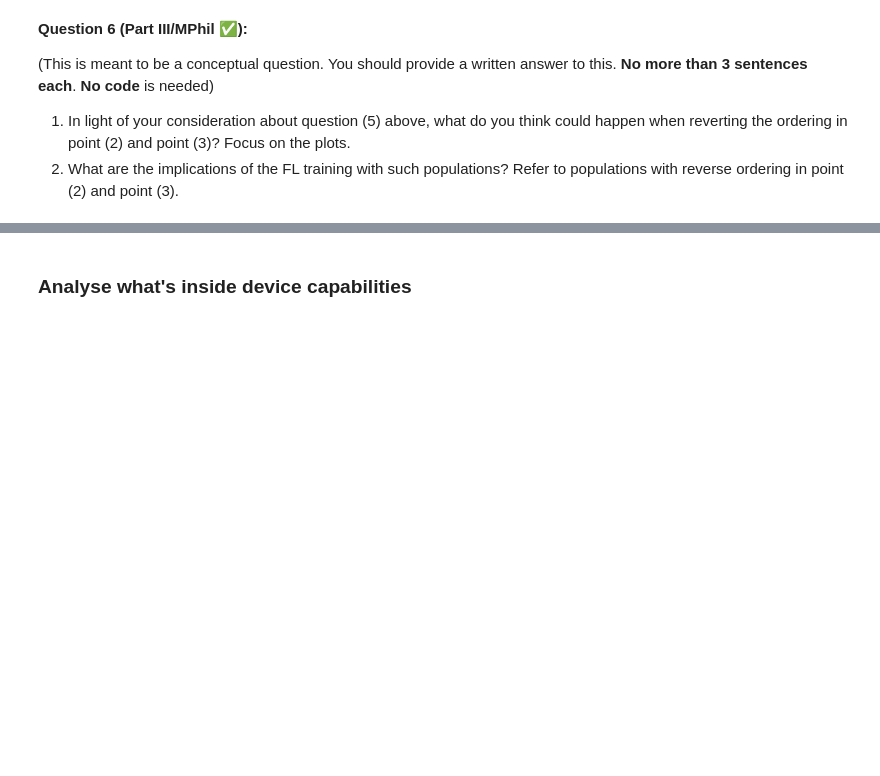
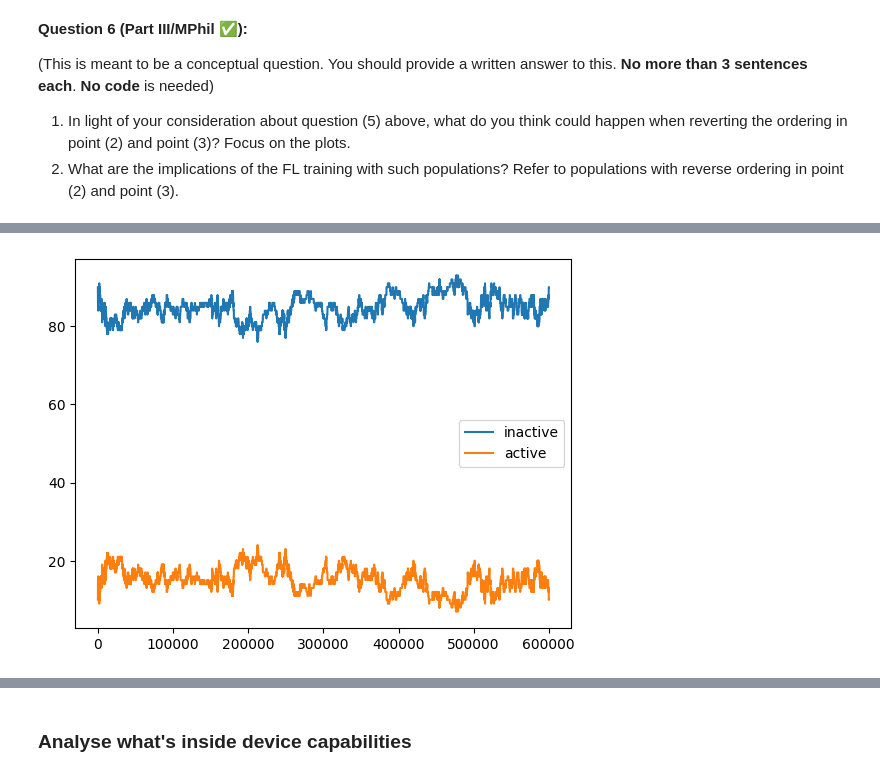
Before and after one commit to satnavpt/L361-Federated-Learning, a Jupyter notebook: L361_Lab_3_Devices_Heterogeneity.ipynb, the cells around one changed output, grey strips where cells are left out. Saved outputs shown, nothing was run; the diff lists cells and outputs as text; code cells hidden in the pictures; blank space fills up the shorter version.

```diff
--- a/L361_Lab_3_Devices_Heterogeneity.ipynb
+++ b/L361_Lab_3_Devices_Heterogeneity.ipynb
@@ -497,0 +616,9 @@ plt.show()
+# %%
+client_behave_trace, client_device_capacity = get_devices_info(devices_info_dir)
+s = client_behave_trace.sample(n=100, replace=False)
+ft_sorted_client_behave = client_behave_trace.sort_values('finish_time', ascending=False)
+s = ft_sorted_client_behave.iloc[:100]
+ts2 = get_time_series(s)
+plot_time_series(ts2)
+# %% [output]
+[figure, added]
```
Also changed, not shown: parts of 29 cells of this notebook.
